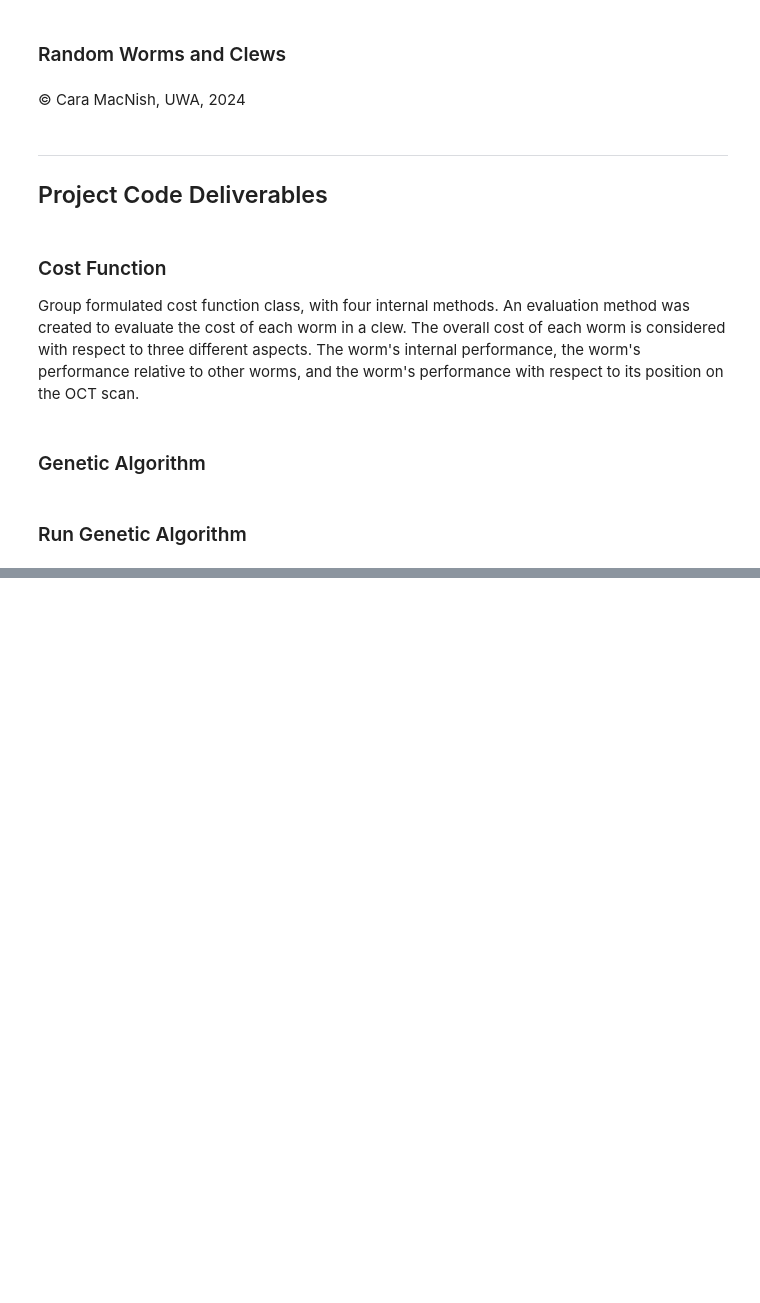
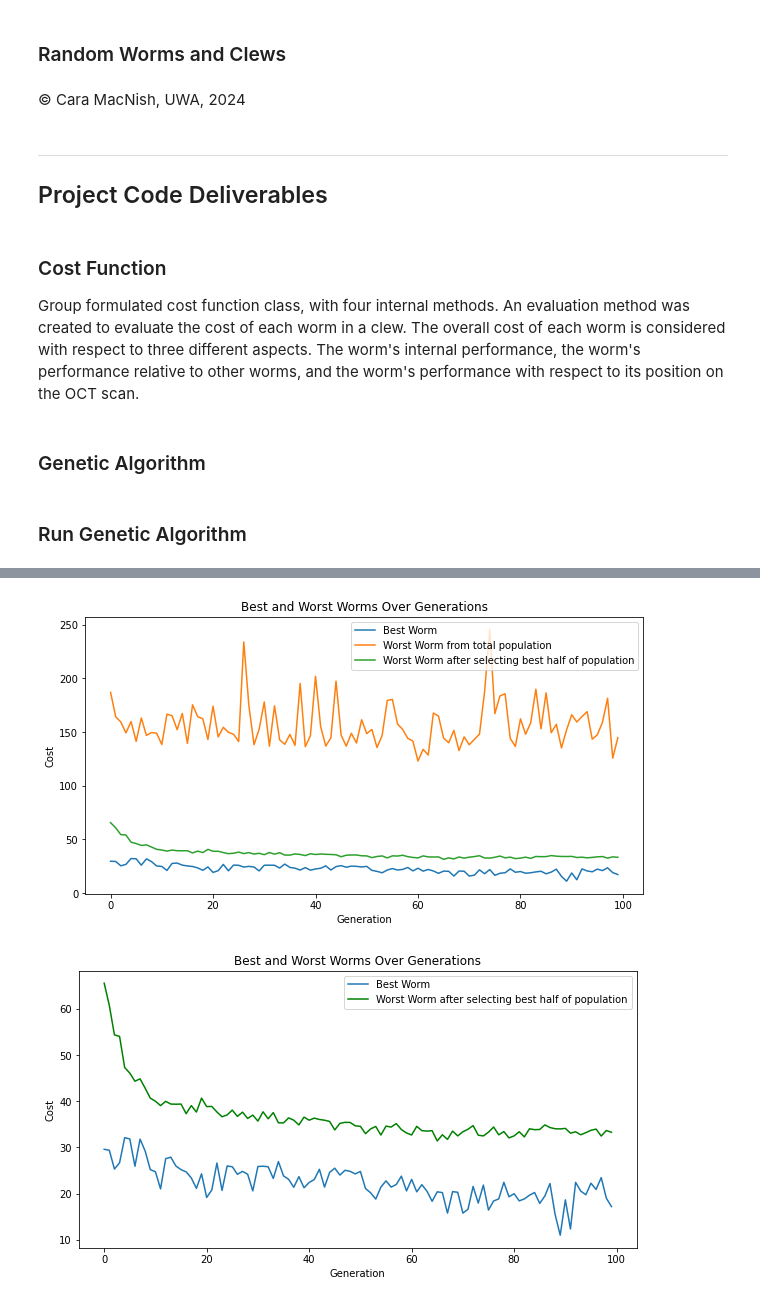
Before and after one commit to liannelong/CITS4404_Project, a Jupyter notebook: OurCamoWorm.ipynb, the cells around one changed output, grey strips where cells are left out. Drawn from its saved outputs; the diff is of its cells as text; code cells hidden in the pictures; blank space fills up the shorter version.

```diff
--- a/OurCamoWorm.ipynb
+++ b/OurCamoWorm.ipynb
@@ -617,0 +675,6 @@ if genetic_algorithm.plots:
+# %%
+# Plot graph for population_size = 100, crossover_rate = 0.6, mutation_rate = 0.4
+plot_graph(genetic_algorithm_pop_100)
+# %% [output]
+[figure, added]
+[figure, added]
```
Also changed, not shown: parts of 6 cells of this notebook.
